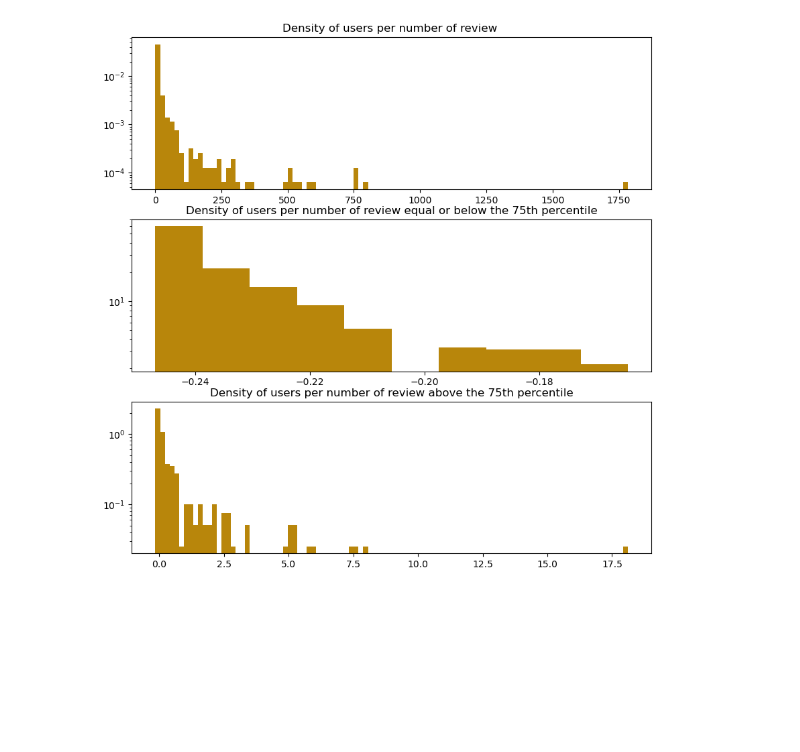
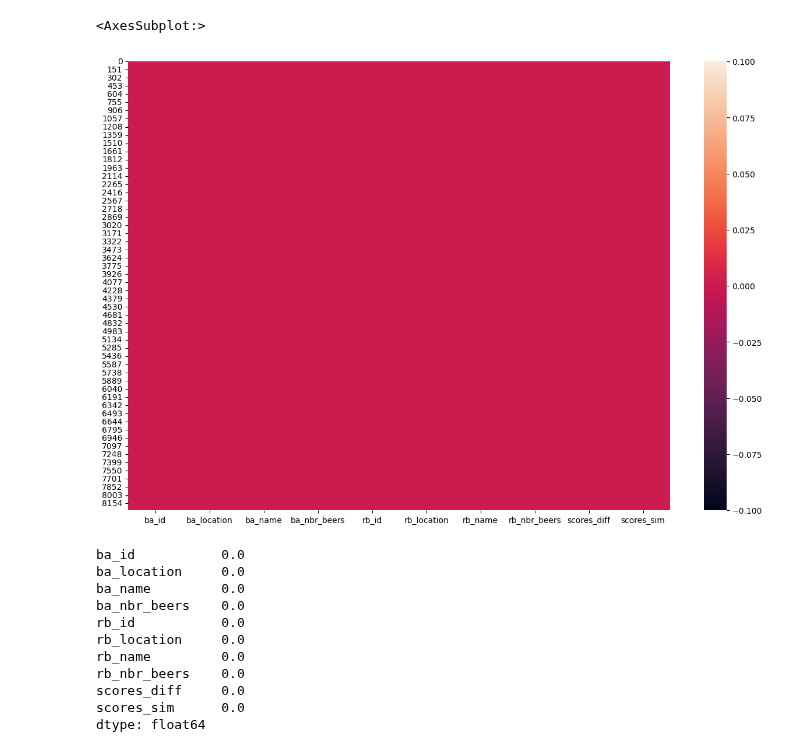
Before and after one commit to epfl-ada/ada-2022-project-hotchocolate, a Jupyter notebook: test.ipynb, the cells around one changed output. Drawn from its saved outputs; the diff is of its cells as text; code cells hidden in the pictures; blank space fills up the shorter version.

```diff
--- a/test.ipynb
+++ b/test.ipynb
@@ -33,16 +95,21 @@ nb_ratings_per_user = (nb_ratings_per_user -mean_nb_ratings_per_user)/std_nb_rat
 # %%
-np.percentile(nb_ratings_per_user,50)
-nb_ratings_per_user_0_50 = nb_ratings_per_user.loc[nb_ratings_per_user['user_name'] <= np.percentile(nb_ratings_per_user,75)]
-nb_ratings_per_user_75_end = nb_ratings_per_user.loc[nb_ratings_per_user['user_name'] > np.percentile(nb_ratings_per_user,75)]
+# show in white the nan values in a column
+plt.figure(figsize=(15,10))
+sns.heatmap(df_md_breweries.isna(), cbar=True)
+# %% [output]
+<AxesSubplot:>
+[figure, added]
 # %%
-fig, ax = plt.subplots(nrows= 3,figsize=(10,10))
-
-ax[0].hist(nb_ratings_per_user, bins=100,color = 'darkgoldenrod', density=True, histtype='bar',log= True )
-ax[0].set_title('Density of users per number of review ')
-ax[1].hist(nb_ratings_per_user_0_50, bins=10,color = 'darkgoldenrod', density=True, histtype='bar',log= True )
-ax[1].set_title('Density of users per number of review equal or below the 75th percentile')
-ax[2].hist(nb_ratings_per_user_75_end, bins=100,color = 'darkgoldenrod', density=True, histtype='bar',log= True )
-ax[2].set_title('Density of users per number of review above the 75th percentile')
-plt.show()
+(df_md_breweries.isna().sum()/df_md_breweries.shape[0]).sort_values(ascending=True)
 # %% [output]
-[figure, removed]
+ba_id           0.0
+ba_location     0.0
+ba_name         0.0
+ba_nbr_beers    0.0
+rb_id           0.0
+rb_location     0.0
+rb_name         0.0
+rb_nbr_beers    0.0
+scores_diff     0.0
+scores_sim      0.0
+dtype: float64
```
Also changed, not shown: parts of 29 cells of this notebook.
